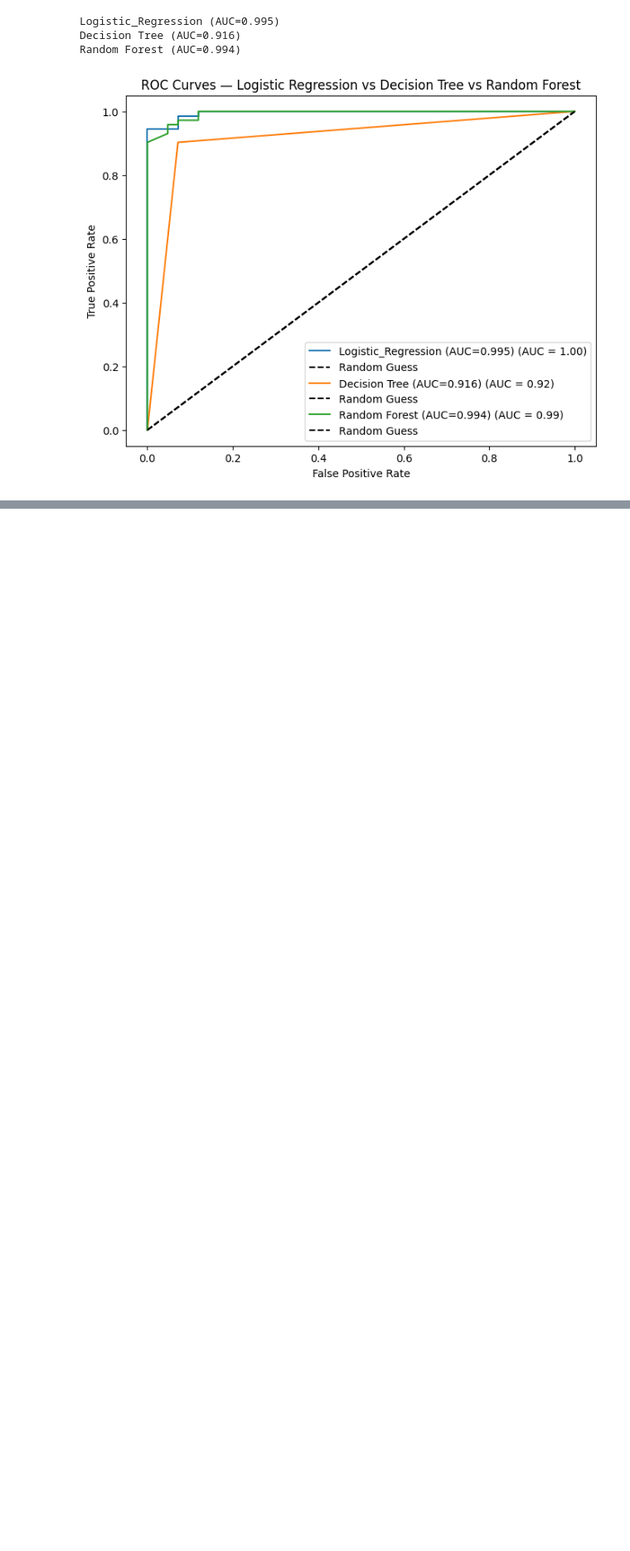
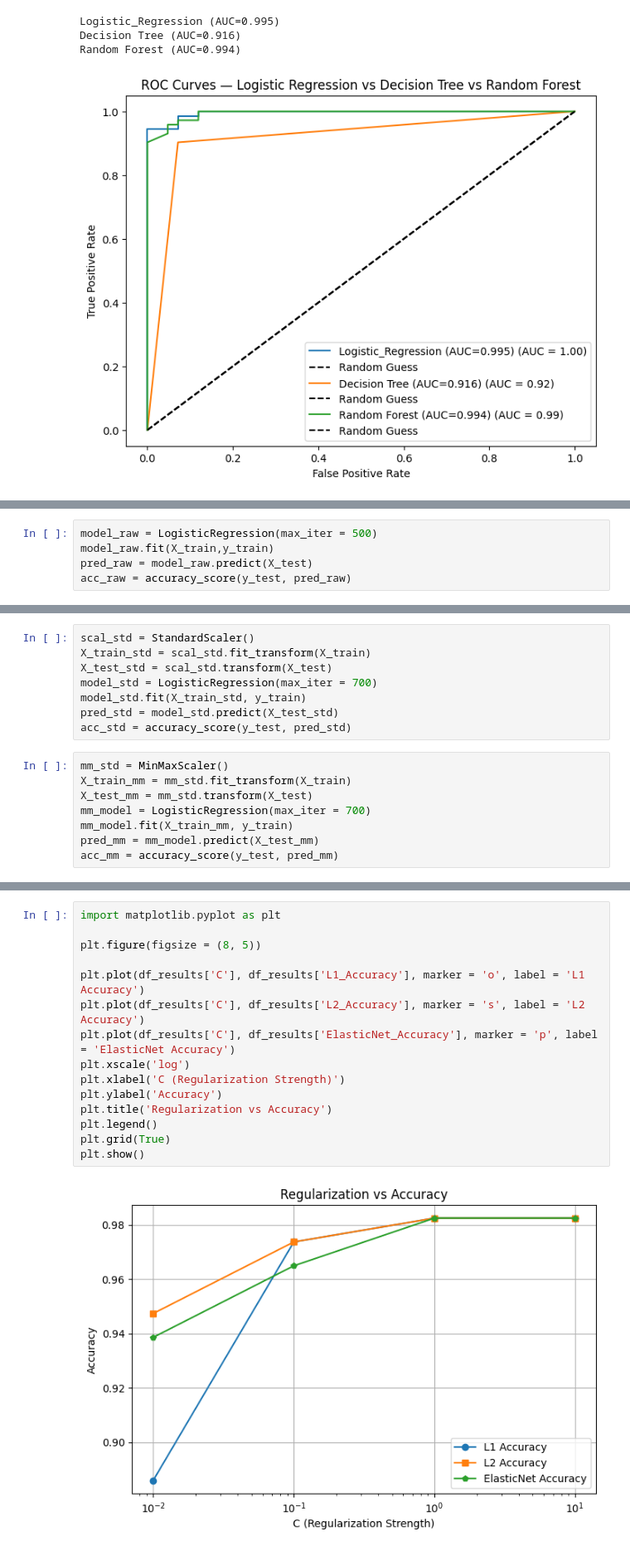
Before and after one commit to gokulsukesan/ai-solution-architect-transition, a Jupyter notebook: month1_core_ml/notebooks/ml_basics.ipynb, the cells around one changed output, grey strips where cells are left out. Shown: that part at 83% size. Saved outputs shown, nothing was run; the diff lists cells and outputs as text; blank space fills up the shorter version.

```diff
--- a/month1_core_ml/notebooks/ml_basics.ipynb
+++ b/month1_core_ml/notebooks/ml_basics.ipynb
@@ -514,0 +530,5 @@ Random Forest (AUC=0.994)
+# %%
+model_raw = LogisticRegression(max_iter = 500)
+model_raw.fit(X_train,y_train)
+pred_raw = model_raw.predict(X_test)
+acc_raw = accuracy_score(y_test, pred_raw)
@@ -514,0 +543,16 @@ Random Forest (AUC=0.994)
+# %%
+scal_std = StandardScaler()
+X_train_std = scal_std.fit_transform(X_train)
+X_test_std = scal_std.transform(X_test)
+model_std = LogisticRegression(max_iter = 700)
+model_std.fit(X_train_std, y_train)
+pred_std = model_std.predict(X_test_std)
+acc_std = accuracy_score(y_test, pred_std)
+# %%
+mm_std = MinMaxScaler()
+X_train_mm = mm_std.fit_transform(X_train)
+X_test_mm = mm_std.transform(X_test)
+mm_model = LogisticRegression(max_iter = 700)
+mm_model.fit(X_train_mm, y_train)
+pred_mm = mm_model.predict(X_test_mm)
+acc_mm = accuracy_score(y_test, pred_mm)
@@ -514,0 +610,17 @@ Random Forest (AUC=0.994)
+# %%
+import matplotlib.pyplot as plt
+
+plt.figure(figsize = (8, 5))
+
+plt.plot(df_results['C'], df_results['L1_Accuracy'], marker = 'o', label = 'L1 Accuracy')
+plt.plot(df_results['C'], df_results['L2_Accuracy'], marker = 's', label = 'L2 Accuracy')
+plt.plot(df_results['C'], df_results['ElasticNet_Accuracy'], marker = 'p', label = 'ElasticNet Accuracy')
+plt.xscale('log')
+plt.xlabel('C (Regularization Strength)')
+plt.ylabel('Accuracy')
+plt.title('Regularization vs Accuracy')
+plt.legend()
+plt.grid(True)
+plt.show()
+# %% [output]
+[figure, added]
```
Also changed, not shown: parts of 6 cells of this notebook.
